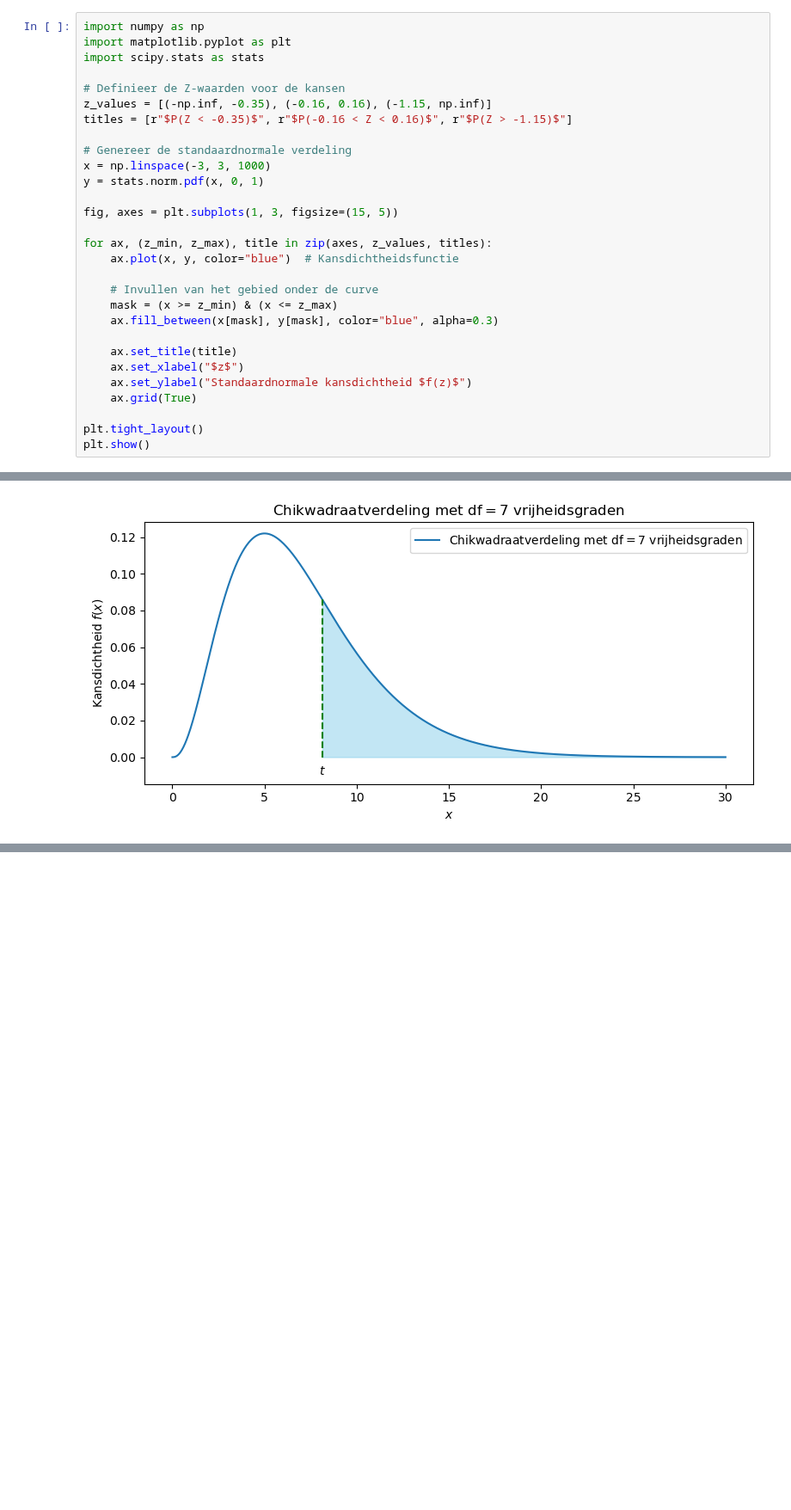
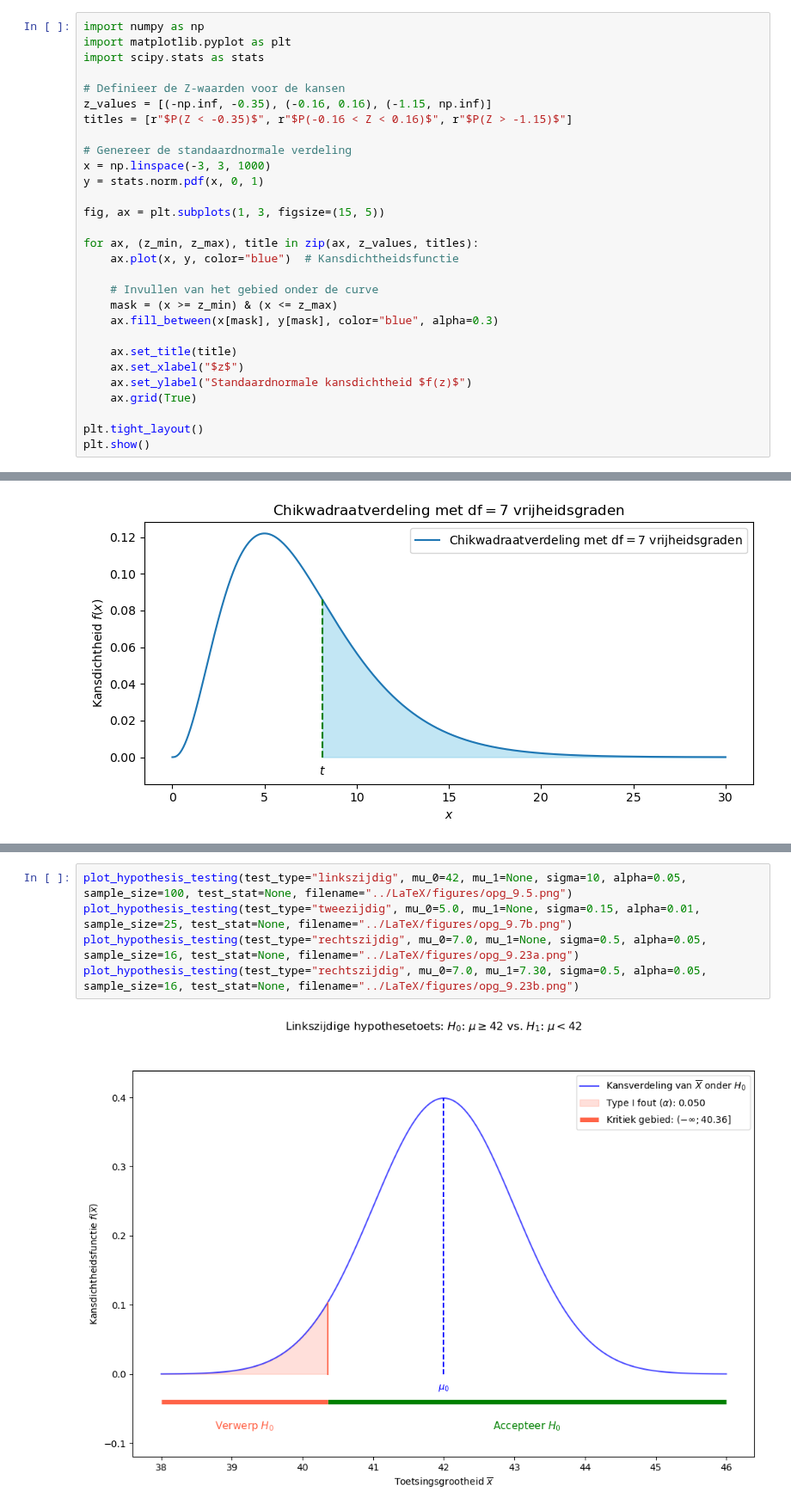
Before and after one commit to DBlom96/Statistiek, a Jupyter notebook: Python/visualisations.ipynb, the cells around one changed output, grey strips where cells are left out. Shown at 86% size. Saved outputs shown, nothing was run; the diff lists cells and outputs as text; blank space fills up the shorter version.

```diff
--- a/Python/visualisations.ipynb
+++ b/Python/visualisations.ipynb
@@ -545,9 +540,9 @@ titles = [r"$P(Z < -0.35)$", r"$P(-0.16 < Z < 0.16)$", r"$P(Z > -1.15)$"]
 x = np.linspace(-3, 3, 1000)
 y = stats.norm.pdf(x, 0, 1)
 
-fig, axes = plt.subplots(1, 3, figsize=(15, 5))
+fig, ax = plt.subplots(1, 3, figsize=(15, 5))
 
-for ax, (z_min, z_max), title in zip(axes, z_values, titles):
+for ax, (z_min, z_max), title in zip(ax, z_values, titles):
     ax.plot(x, y, color="blue")  # Kansdichtheidsfunctie
 
     # Invullen van het gebied onder de curve
@@ -632,0 +767,7 @@ plt.show()
+# %%
+plot_hypothesis_testing(test_type="linkszijdig", mu_0=42, mu_1=None, sigma=10, alpha=0.05, sample_size=100, test_stat=None, filename="../LaTeX/figures/opg_9.5.png")
+plot_hypothesis_testing(test_type="tweezijdig", mu_0=5.0, mu_1=None, sigma=0.15, alpha=0.01, sample_size=25, test_stat=None, filename="../LaTeX/figures/opg_9.7b.png")
+plot_hypothesis_testing(test_type="rechtszijdig", mu_0=7.0, mu_1=None, sigma=0.5, alpha=0.05, sample_size=16, test_stat=None, filename="../LaTeX/figures/opg_9.23a.png")
+plot_hypothesis_testing(test_type="rechtszijdig", mu_0=7.0, mu_1=7.30, sigma=0.5, alpha=0.05, sample_size=16, test_stat=None, filename="../LaTeX/figures/opg_9.23b.png")
+# %% [output]
+[figure, added]
```
Also changed, not shown: parts of 5 cells of this notebook, 18 other files.
